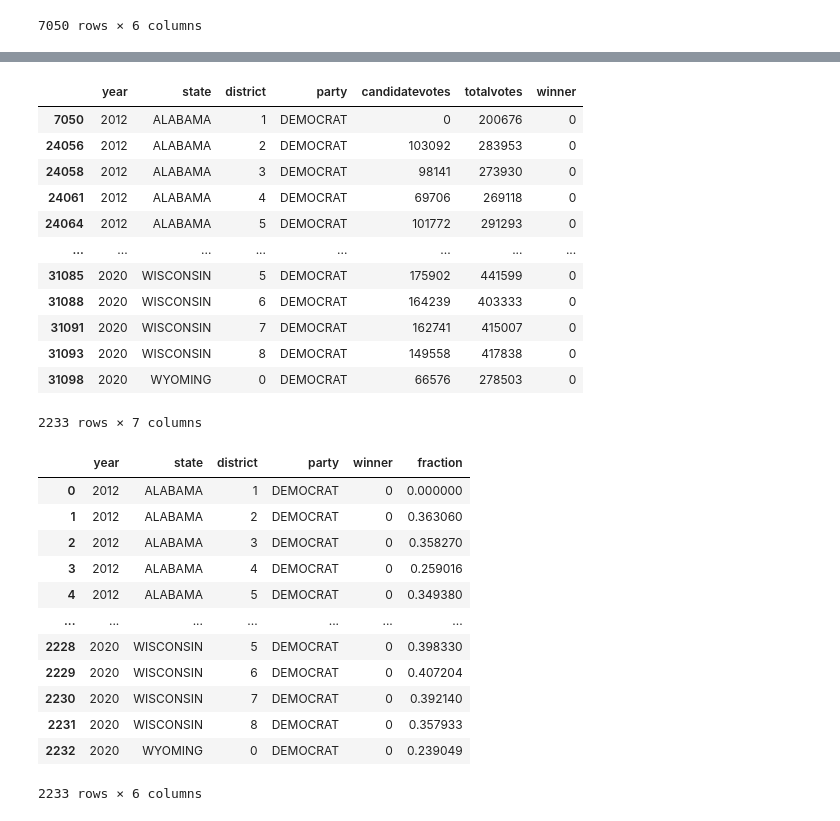
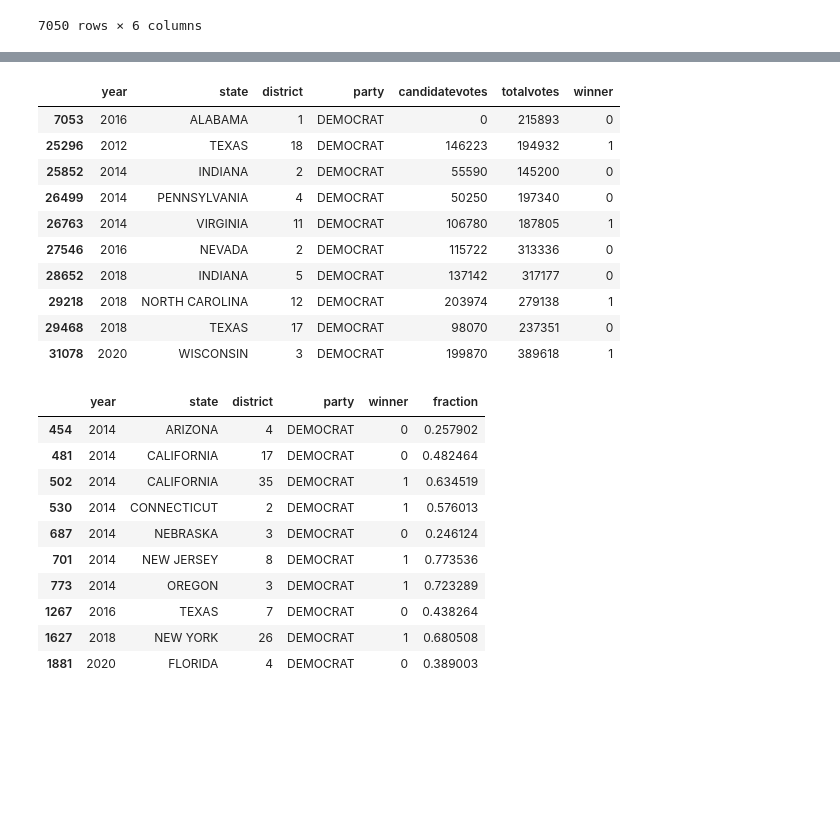
Before and after one commit to wh33les/GerrymanderingProject, a Jupyter notebook: HouseSeatsProject.ipynb, the cells around one changed output, grey strips where cells are left out. Saved outputs shown, nothing was run; the diff lists cells and outputs as text; code cells hidden in the pictures; blank space fills up the shorter version.

```diff
--- a/HouseSeatsProject.ipynb
+++ b/HouseSeatsProject.ipynb
@@ -28,9 +25,12 @@ with open("data\\codebook-us-house-1976–2020.md") as f:
 # %%
+with open("Original\\data\\codebook-us-house-1976–2020.md") as f:
+    lines = f.readlines()
+
 # Quick-and-dirty way to get the column names, since they seem to be misaligned
 columns = [l.replace("###", "").strip() for l in lines if l.startswith("###")]
 #print(columns) # for debugging
 
-df = pd.read_csv("data\\1976-2020-house.tab", sep="\t", header=None)
+df = pd.read_csv("Original\\data\\1976-2020-house.tab", sep="\t", header=None)
 
 # Choose whatever columns you want to keep; I made these choices with manual inspection
 df = df.iloc[:, [0, 1, 7, 12, 15, 16]]
@@ -54,7 +54,7 @@ df # for debugging
 31103 rows × 6 columns
 # %%
 # Only keep the elections using Census 2010 districts
-df = df[df["year"] >= 2012]
+df = df.loc[df.year >= 2012].copy() # copy eliminates a warning
 df # for debugging
 # %% [output]
 |  | year | state | district | party | candidatevotes | totalvotes |
@@ -83,7 +83,7 @@ years = []
 
 # Function to get the districts for each state
 def districts(state):
-    district_numbers_repeats = df.loc[(df.year==2012) & (df.state==state)]["district"].values.tolist()
+    district_numbers_repeats = df.loc[(df.year==2012) & (df.state==state), "district"].values.tolist()
     district_numbers = []
     [district_numbers.append(num) for num in district_numbers_repeats if num not in district_numbers]
     return district_numbers
@@ -98,10 +98,10 @@ for state in states:
         #print(year) # for debugging
         #start = time.time() # for debugging
         for district in district_numbers:
-            max_votes = df.loc[(df.year==year) & (df.state==state) & (df.district == district)]["candidatevotes"].max()
+            max_votes = df.loc[(df.year==year) & (df.state==state) & (df.district == district), "candidatevotes"].max()
             #print("Max votes for", state, year,"district", district, "is", max_votes) # for debugging
             df.loc[(df.year==year) & (df.state==state) & (df.district==district) & (df.candidatevotes==max_votes), "winner"] = 1
         #end = time.time() # for debugging
         #time_elapsed(start, end) # for debugging
-df # for debugging
+df.sample(10).sort_index() # for debugging
 # %% [output]
@@ -126,12 +119,12 @@ See the caveats in the documentation: https://pandas.pydata.org/pandas-docs/stab
 # %%
-# Need to include elections in which there was no
-# Democrat running before executing the next block
+# Need to include elections in which there was no Democrat running before
+# executing the next block
 for state in states:
     district_numbers = districts(state)
     for year in years:
-       for district in district_numbers:
-            if "DEMOCRAT" not in df.loc[(df.year==year) & (df.state==state) & (df.district==district)]["party"].values.tolist():
-                total_votes_rows = df.loc[(df.year==year) & (df.state==state) & (df.district==district)]["totalvotes"]
+        for district in district_numbers:
+            if "DEMOCRAT" not in df.loc[(df.year==year) & (df.state==state) & (df.district==district), "party"].values.tolist():
+                total_votes_rows = df.loc[(df.year==year) & (df.state==state) & (df.district==district), "totalvotes"]
                 total_votes = total_votes_rows.iloc[0]
                 #print(total_votes) # for debugging
                 new_row = {"year":year, "state":state, "district":district, "party":"DEMOCRAT", "candidatevotes":0, "totalvotes":total_votes, "winner":0}
@@ -172,40 +148,36 @@ See the caveats in the documentation: https://pandas.pydata.org/pandas-docs/stab
 # %%
-# Only look at the results for Democrats (ignore minor parties & assume R's share is 1-(D fraction))
-# This surpresses a warning--maybe this was covered in the bootcamp
-df = df[df["party"] == "DEMOCRAT"].copy()
-df # for debugging
+# Only look at the results for Democrats
+df = df.loc[df.party == "DEMOCRAT"].copy()
+df.sample(10).sort_index() # for debugging
 # %% [output]
 |  | year | state | district | party | candidatevotes | totalvotes | winner |
-| 7050 | 2012 | ALABAMA | 1 | DEMOCRAT | 0 | 200676 | 0 |
-| 24056 | 2012 | ALABAMA | 2 | DEMOCRAT | 103092 | 283953 | 0 |
-| 24058 | 2012 | ALABAMA | 3 | DEMOCRAT | 98141 | 273930 | 0 |
-| 24061 | 2012 | ALABAMA | 4 | DEMOCRAT | 69706 | 269118 | 0 |
-| 24064 | 2012 | ALABAMA | 5 | DEMOCRAT | 101772 | 291293 | 0 |
-| ... | ... | ... | ... | ... | ... | ... | ... |
-| 31085 | 2020 | WISCONSIN | 5 | DEMOCRAT | 175902 | 441599 | 0 |
-| 31088 | 2020 | WISCONSIN | 6 | DEMOCRAT | 164239 | 403333 | 0 |
-| 31091 | 2020 | WISCONSIN | 7 | DEMOCRAT | 162741 | 415007 | 0 |
-| 31093 | 2020 | WISCONSIN | 8 | DEMOCRAT | 149558 | 417838 | 0 |
-| 31098 | 2020 | WYOMING | 0 | DEMOCRAT | 66576 | 278503 | 0 |
+| 7053 | 2016 | ALABAMA | 1 | DEMOCRAT | 0 | 215893 | 0 |
+| 25296 | 2012 | TEXAS | 18 | DEMOCRAT | 146223 | 194932 | 1 |
+| 25852 | 2014 | INDIANA | 2 | DEMOCRAT | 55590 | 145200 | 0 |
+| 26499 | 2014 | PENNSYLVANIA | 4 | DEMOCRAT | 50250 | 197340 | 0 |
+| 26763 | 2014 | VIRGINIA | 11 | DEMOCRAT | 106780 | 187805 | 1 |
+| 27546 | 2016 | NEVADA | 2 | DEMOCRAT | 115722 | 313336 | 0 |
+| 28652 | 2018 | INDIANA | 5 | DEMOCRAT | 137142 | 317177 | 0 |
+| 29218 | 2018 | NORTH CAROLINA | 12 | DEMOCRAT | 203974 | 279138 | 1 |
+| 29468 | 2018 | TEXAS | 17 | DEMOCRAT | 98070 | 237351 | 0 |
+| 31078 | 2020 | WISCONSIN | 3 | DEMOCRAT | 199870 | 389618 | 1 |
-2233 rows × 7 columns
 # %%
-# Drop the total number of votes & D votes, and just keep the fraction of D votes
+# Drop the total number of votes & D votes, and just keep the fraction of
+# D votes
 df["fraction"] = df.loc[:, "candidatevotes"] / df.loc[:, "totalvotes"]
 df = df.drop(columns=["candidatevotes", "totalvotes"])
 df.reset_index(inplace=True, drop=True)
-df # for debugging
+df.sample(10).sort_index() # for debugging
 # %% [output]
 |  | year | state | district | party | winner | fraction |
-| 0 | 2012 | ALABAMA | 1 | DEMOCRAT | 0 | 0.000000 |
-| 1 | 2012 | ALABAMA | 2 | DEMOCRAT | 0 | 0.363060 |
-| 2 | 2012 | ALABAMA | 3 | DEMOCRAT | 0 | 0.358270 |
-| 3 | 2012 | ALABAMA | 4 | DEMOCRAT | 0 | 0.259016 |
-| 4 | 2012 | ALABAMA | 5 | DEMOCRAT | 0 | 0.349380 |
-| ... | ... | ... | ... | ... | ... | ... |
-| 2228 | 2020 | WISCONSIN | 5 | DEMOCRAT | 0 | 0.398330 |
-| 2229 | 2020 | WISCONSIN | 6 | DEMOCRAT | 0 | 0.407204 |
-| 2230 | 2020 | WISCONSIN | 7 | DEMOCRAT | 0 | 0.392140 |
-| 2231 | 2020 | WISCONSIN | 8 | DEMOCRAT | 0 | 0.357933 |
-| 2232 | 2020 | WYOMING | 0 | DEMOCRAT | 0 | 0.239049 |
+| 454 | 2014 | ARIZONA | 4 | DEMOCRAT | 0 | 0.257902 |
+| 481 | 2014 | CALIFORNIA | 17 | DEMOCRAT | 0 | 0.482464 |
+| 502 | 2014 | CALIFORNIA | 35 | DEMOCRAT | 1 | 0.634519 |
+| 530 | 2014 | CONNECTICUT | 2 | DEMOCRAT | 1 | 0.576013 |
+| 687 | 2014 | NEBRASKA | 3 | DEMOCRAT | 0 | 0.246124 |
+| 701 | 2014 | NEW JERSEY | 8 | DEMOCRAT | 1 | 0.773536 |
+| 773 | 2014 | OREGON | 3 | DEMOCRAT | 1 | 0.723289 |
+| 1267 | 2016 | TEXAS | 7 | DEMOCRAT | 0 | 0.438264 |
+| 1627 | 2018 | NEW YORK | 26 | DEMOCRAT | 1 | 0.680508 |
+| 1881 | 2020 | FLORIDA | 4 | DEMOCRAT | 0 | 0.389003 |
-2233 rows × 6 columns
 # %%
```
Also changed, not shown: parts of 10 cells of this notebook.
